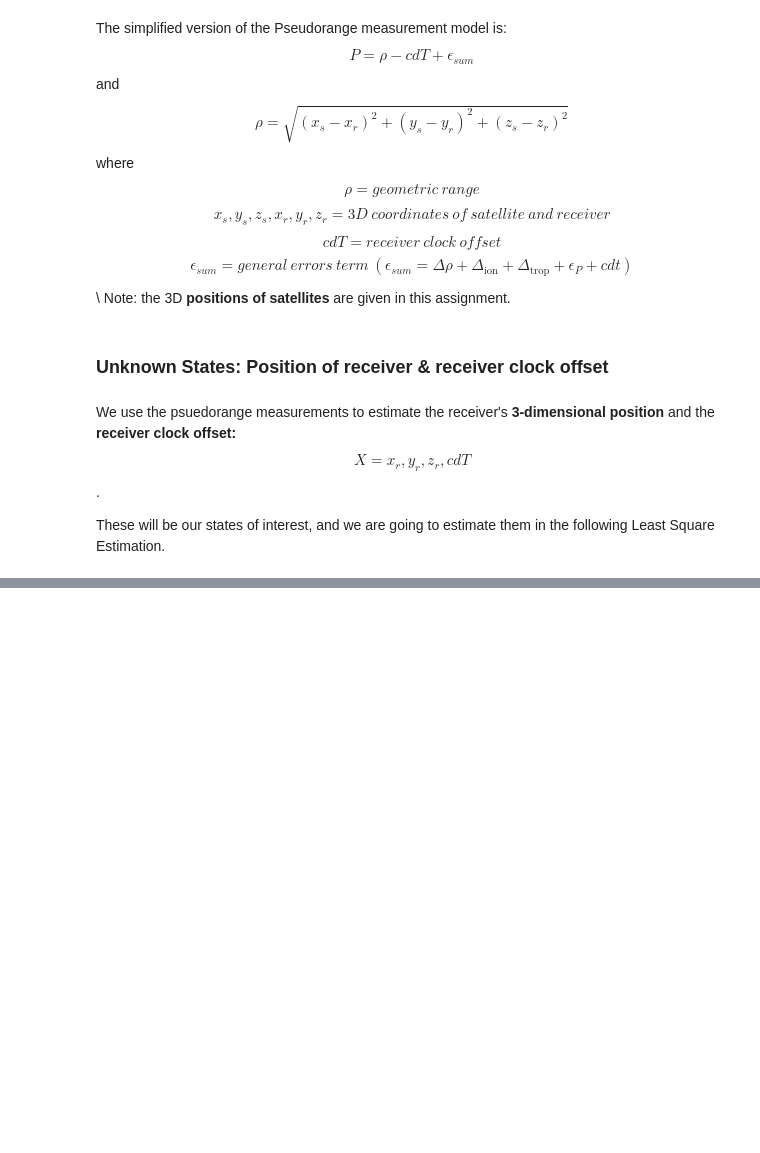
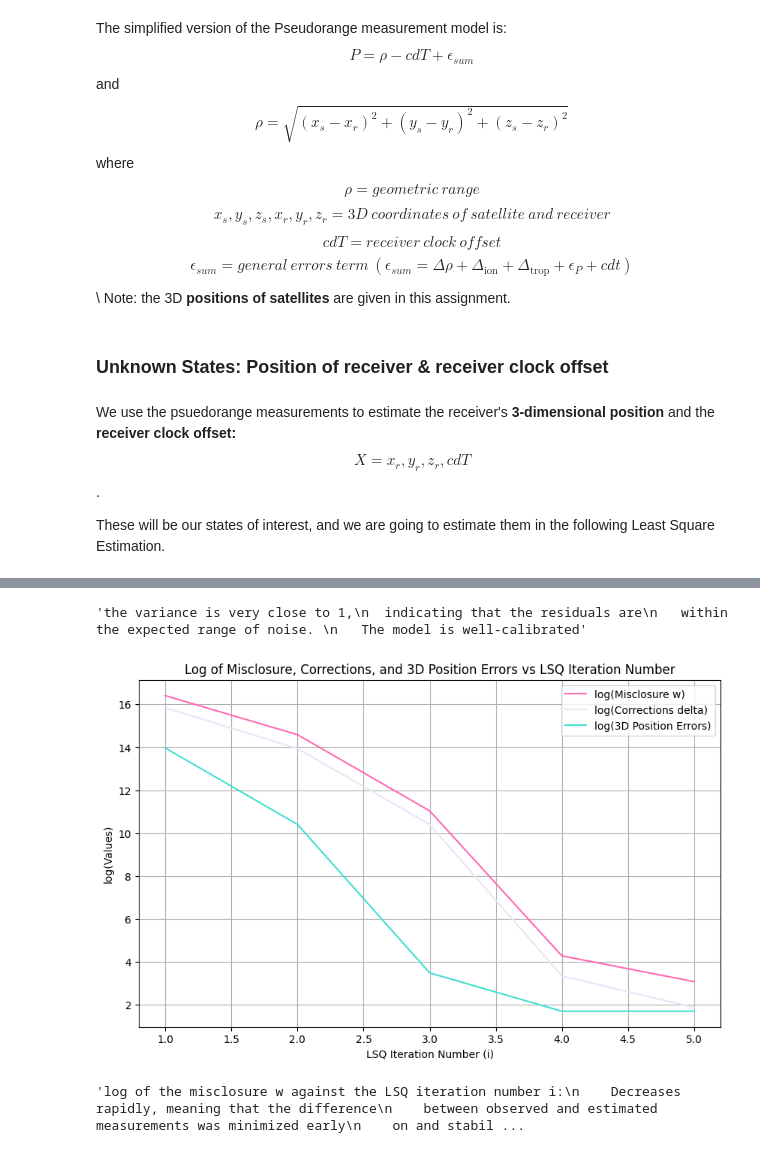
Before and after one commit to TaRa1999R/engg680_2024_fall, a Jupyter notebook: Lab_Assignment2/Assignment2.ipynb, the cells around one changed output, grey strips where cells are left out. Cells and saved outputs as stored; diff of their text form; code cells hidden in the pictures; blank space fills up the shorter version.

```diff
--- a/Lab_Assignment2/Assignment2.ipynb
+++ b/Lab_Assignment2/Assignment2.ipynb
@@ -334,7 +334,7 @@ P = #...
 # step 4
 # set the initial states as zeros:
 # (1 mark)
-x_0 = #...
+x_0 = np.zeros(m)
 # %%
 # step 5
 # GroundTruth coordiantes of the receiver
@@ -343,13 +343,13 @@ GroundTruth=np.array([-1633489.37967725,	-3651627.18250363,	4952481.61954918])
 # step 6
 # initialize the corrections array as ones, iteration loop counter i as zero and related arrays
 # (2 mark)
-delta = #...
-i = #...
+delta = np.ones(m)
+i = 0
 arr_w = []
-arr_delta=[]
+arr_delta = []
 arr_err_pos = []
 arr_i = []
-x_hat = x_0.copy()
+x_hat = x_0.copy()#initial estimated states array[1x4]
 # %%
 # step 7
 # define a function called euclidean_norm, which computes the geometric distances between satellites and receiver
@@ -358,7 +358,10 @@ x_hat = x_0.copy()
 # you can either use the numpy function or code the math manually
 # (1 marks)
 def euclidean_norm(receiver_pos, satellite_pos):
-  #...
+  diff = satellite_pos[:, :3] - receiver_pos
+  distance = np.zeros(diff.shape[0])
+  for i in range(diff.shape[0]):
+    distance[i] = np.linalg.norm(diff[i])
   return distance
 # %%
 # step 8
@@ -367,8 +370,12 @@ def euclidean_norm(receiver_pos, satellite_pos):
 # the function should return an two-dimensional array which represents the design matrix A
 # (2 marks)
 def design_matrix(r_pos, s_pos, rho):
-  #...
-  return A
+    A=np.ones([s_pos.shape[0],4])
+
+    for i in range(s_pos.shape[0]):
+      for j in range(3):
+        A[i, j] = -(s_pos[i, j] - r_pos[j]) / rho[i]
+    return A
 # %%
 # step 9
 # start the iteration for the LSE (11 marks in total)
@@ -446,17 +500,36 @@ after the LSE convergence to the console.
 # step 11
 # Comment on the computed A Posteriori Variance of Unit Weight value and the Covariance matrix of estimated states
 # (2 marks)
+"""The APV is high indicating a high level of noise or model mismatch,
+suggesting room for improvement.
+The Covariance Matrix shows significant uncertainty in the z co-ordinate
+though the error of 5.432 meters is pretty low"""
+# %% [output]
+'the variance is very close to 1,\n  indicating that the residuals are\n   within the expected range of noise. \n   The model is well-calibrated'
 # %%
 # step 12
-# Using the imported matplotlib, plot the following (3 marks in total). Make sure to include proper axes information, legend, grid lines and title.
+# Using the imported matplotlib, plot the following (3 marks in total).
+#Make sure to include proper axes information, legend, grid lines and title.
 
 # 1. Plot log of the misclosure w against the LSQ iteration number i
 # (1 marks)
+plt.figure(figsize=(10, 6))
+plt.plot(arr_i, np.log(arr_w), label="log(Misclosure w)", color='#FF69B4')
 
 
 # 2. Plot log of the corrections delta against the LSQ iteration number i
 # (1 marks)
-
+plt.plot(arr_i, np.log(arr_delta), label="log(Corrections delta)", color='#E6E6FA')
 
 # 3. Plot log of the 3D position errors against the LSQ iteration number i
 # (1 marks)
+plt.plot(arr_i, np.log(arr_err_pos), label="log(3D Position Errors)", color='#40E0D0')
+
+plt.title('Log of Misclosure, Corrections, and 3D Position Errors vs LSQ Iteration Number')
+plt.xlabel('LSQ Iteration Number (i)')
+plt.ylabel('log(Values)')
+
+plt.legend()
+plt.grid(True)
+# %% [output]
+[figure, added]
@@ -467,2 +536,21 @@ after the LSE convergence to the console.
+# %%
+# step 13
+# Describe the phenomena or pattern you recognize for each plot, and explain such phenomena
+# (2 marks)
+"""log of the misclosure w against the LSQ iteration number i:
+    Decreases rapidly, meaning that the difference
+    between observed and estimated measurements was minimized early
+    on and stabilized toward convergence.
+log of the corrections delta against the LSQ iteration number i:
+    The corrections steadily decreased, indicating that the changed
+    to the estimated states became smaller as the model converged
+    to the correct number.
+log of the 3D position errors against the LSQ iteration number i:
+    The 3D position error dropped quickly in the first iterations,
+    meaning that the receiver estimate improved pretty
+    early on in the process.
+"""
+# %% [output]
+'log of the misclosure w against the LSQ iteration number i:\n    Decreases rapidly, meaning that the difference\n    between observed and estimated measurements was minimized early\n    on and stabil ...
 # %%
 # this is just for fun (no marks allocated)
```
Also changed, not shown: parts of 10 cells of this notebook.
